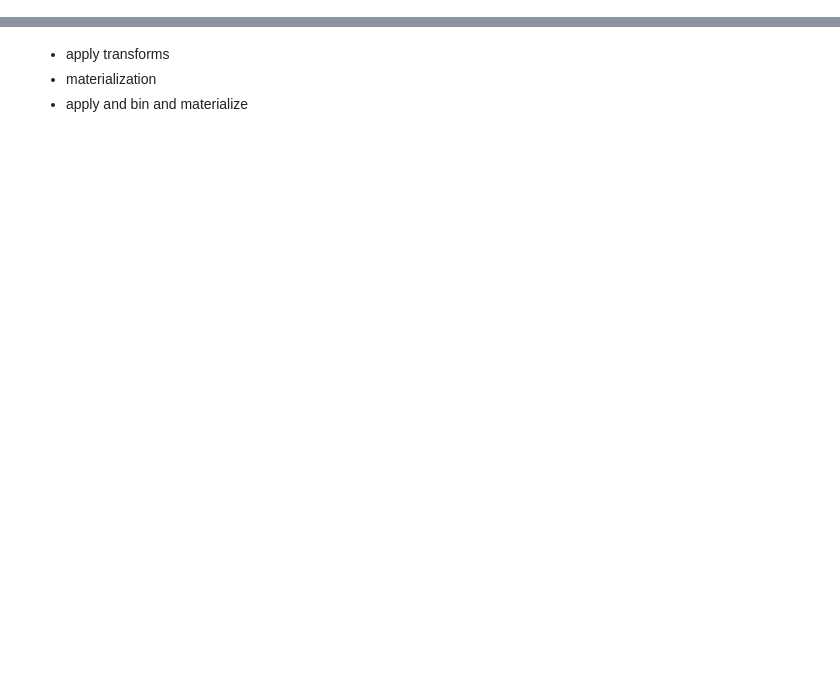
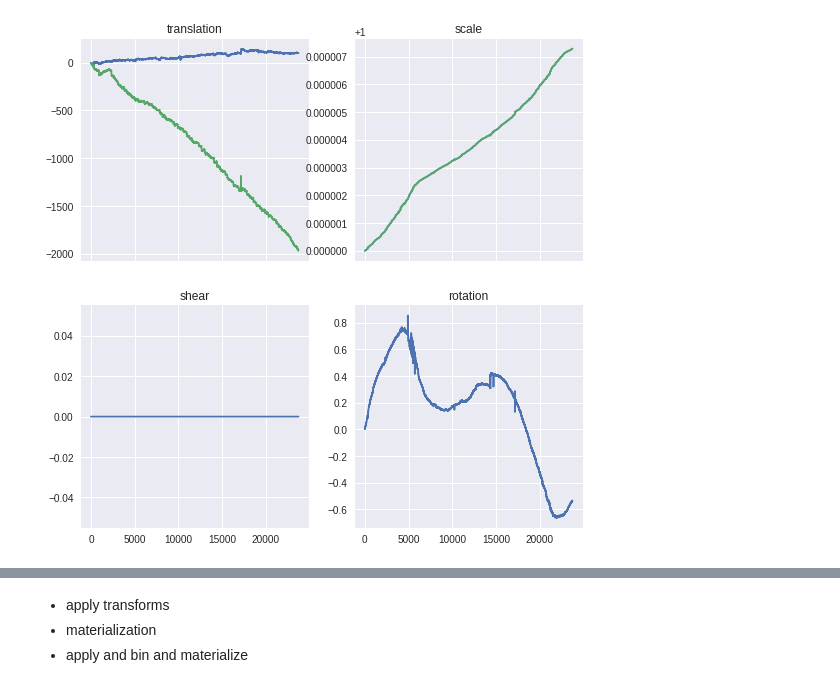
Before and after one commit to janelia-cellmap/FIB-SEM-Aligner, a Jupyter notebook: FIB-SEM Registration Driver.ipynb, the cells around one changed output, grey strips where cells are left out. Drawn from its saved outputs; the diff is of its cells as text; code cells hidden in the pictures; blank space fills up the shorter version.

```diff
--- a/FIB-SEM Registration Driver.ipynb
+++ b/FIB-SEM Registration Driver.ipynb
@@ -85,0 +239,4 @@ axs[2].plot((np.array([result.scale for result in results_ecc2])))
+# %%
+plot_af_accum(results_ecc_euc)
+# %% [output]
+[figure, added]
```
Also changed, not shown: parts of 34 cells of this notebook, 1 other file.
